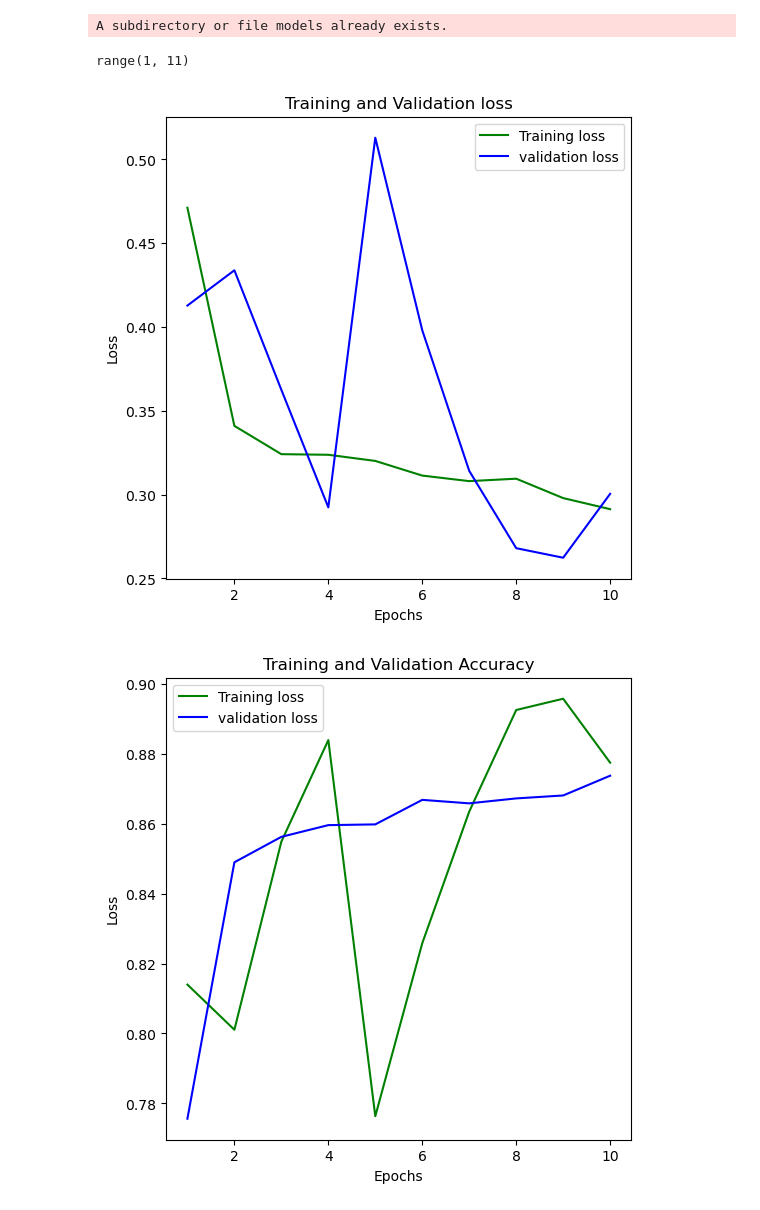
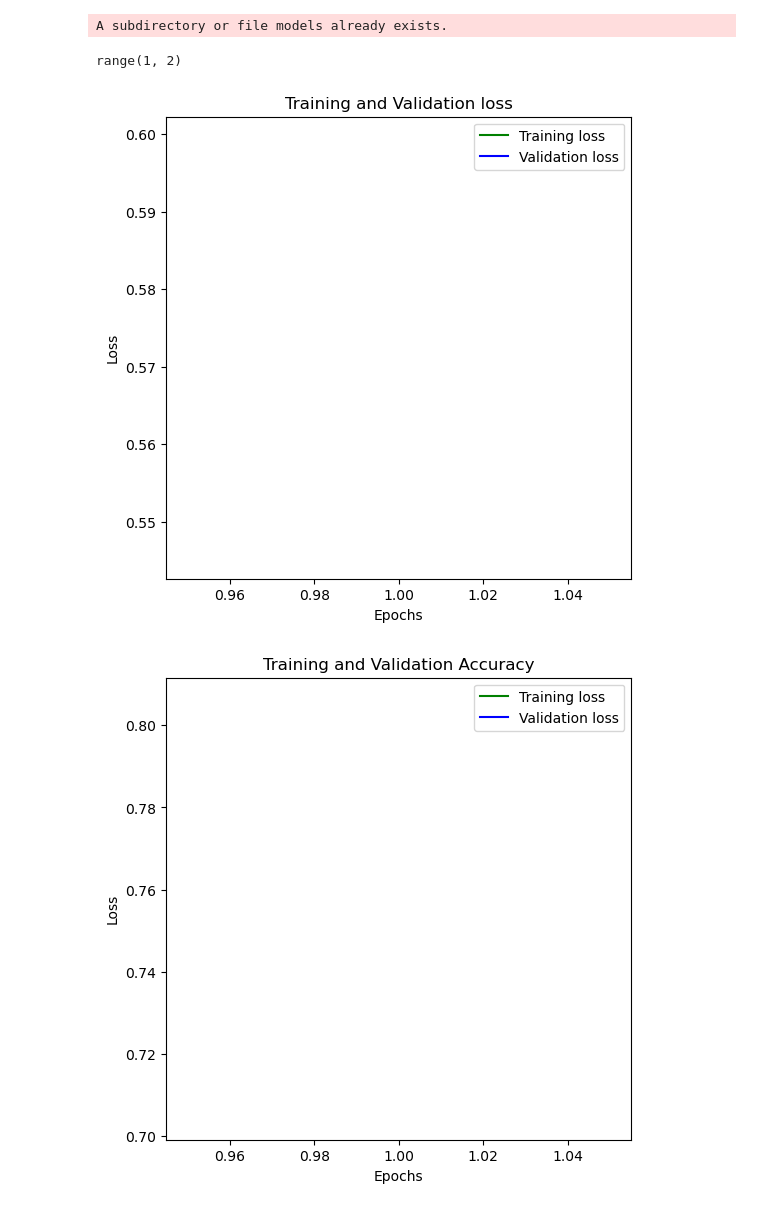
Before and after one commit to DavidN0809/ML-Biomed, a Jupyter notebook: hw1.ipynb, the cells around one changed output. Saved outputs shown, nothing was run; the diff lists cells and outputs as text; code cells hidden in the pictures.

```diff
--- a/hw1.ipynb
+++ b/hw1.ipynb
@@ -188,3 +273,4 @@ def train_model(model, num_epochs=3, early_stop_patience=4, lr=1e-6):
 # %%
-model_trained = train_model(model,num_epochs=20,lr=1e-6)
+num_epochs=1
+model_trained = train_model(model,num_epochs,lr=1e-5)
 # %% [output]
@@ -202,33 +290,33 @@ A subdirectory or file models already exists.
 torch.save(model_trained.state_dict(), 'models/weights.h5')
 # %%
 train_loss_history = []
-test_loss_history = []
-test_acc_history = []
+val_loss_history = []
+val_acc_history = []
 train_acc_history = []
 
 for i, (train_loss, test_loss, test_acc, train_acc) in enumerate(zip(loss_history[0::2], loss_history[1::2], acc_history[0::2], acc_history[1::2])):
     train_loss_history.append(train_loss)
-    test_loss_history.append(test_loss)
-    test_acc_history.append(test_acc.cpu())
+    val_loss_history.append(test_loss)
+    val_acc_history.append(test_acc.cpu())
     train_acc_history.append(train_acc.cpu())
 
 train_loss_history = np.array(train_loss_history)
-test_loss_history = np.array(test_loss_history)
-test_acc_history = np.array(test_acc_history)
+test_loss_history = np.array(val_loss_history)
+test_acc_history = np.array(val_acc_history)
 train_acc_history = np.array(train_acc_history)
 # %%
 #!git remote add origin https://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@github.com/DavidN0809/ML-Biomed.git
 #!git push origin main
 # %%
-epochs = range(1,11)
+epochs = range(1,num_epochs+1)
 test_acc_history
 epochs
 # %% [output]
-range(1, 11)
+range(1, 2)
 # %%
 fig=plt.figure(figsize=(6,6), dpi= 100, facecolor='w', edgecolor='k')
 plt.plot(epochs, train_loss_history, 'g', label='Training loss')
-plt.plot(epochs, test_loss_history, 'b', label='validation loss')
+plt.plot(epochs, test_loss_history, 'b', label='Validation loss')
 plt.title('Training and Validation loss')
 plt.xlabel('Epochs')
 plt.ylabel('Loss')
@@ -236,16 +324,16 @@ plt.legend()
 plt.savefig('Loss')
 plt.show()
 # %% [output]
-[figure, old version]
+[figure, new version]
 # %%
 fig=plt.figure(figsize=(6,6), dpi= 100, facecolor='w', edgecolor='k')
 plt.plot(epochs, train_acc_history, 'g', label='Training loss')
-plt.plot(epochs, test_acc_history, 'b', label='validation loss')
+plt.plot(epochs, test_acc_history, 'b', label='Validation loss')
 plt.title('Training and Validation Accuracy')
 plt.xlabel('Epochs')
 plt.ylabel('Loss')
 plt.legend()
 plt.savefig("Accuracy")
 plt.show()
 # %% [output]
-[figure, old version]
+[figure, new version]
```
Also changed, not shown: parts of 12 cells of this notebook, 3 other files.
